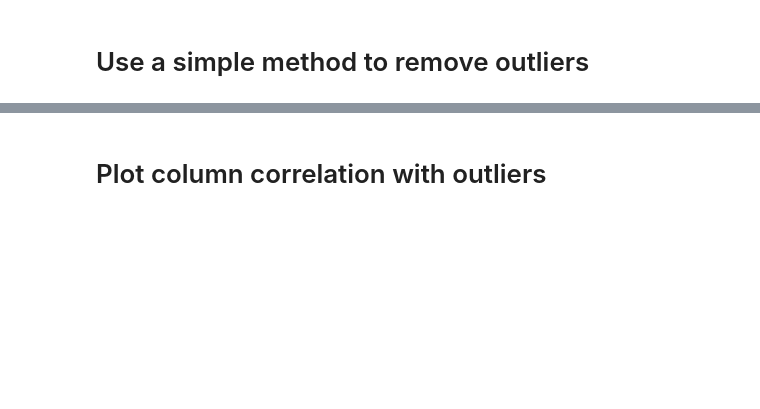
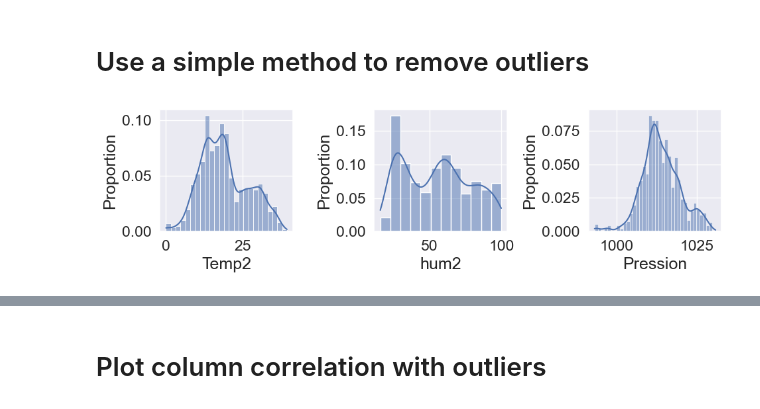
Before and after one commit to EPF-MDE/data-cleaning, a Jupyter notebook: Outliers/exercise_outliers_meteo_data_complete.ipynb, the cells around one changed output, grey strips where cells are left out. Saved outputs shown, nothing was run; the diff lists cells and outputs as text; code cells hidden in the pictures; blank space fills up the shorter version.

```diff
--- a/Outliers/exercise_outliers_meteo_data_complete.ipynb
+++ b/Outliers/exercise_outliers_meteo_data_complete.ipynb
@@ -159 +174,8 @@ plt.tight_layout()
+# %%
+fig, axs = plt.subplots(1,3, figsize=(10,3))
+for ax,col in zip(axs, clean_data.columns):
+    sns.histplot(data=clean_data, x=col, stat='proportion', kde=True, ax=ax)
+plt.tight_layout()
+# %% [output]
+[figure, added]
 # %%
```
Also changed, not shown: parts of 10 cells of this notebook, 5 other files.
